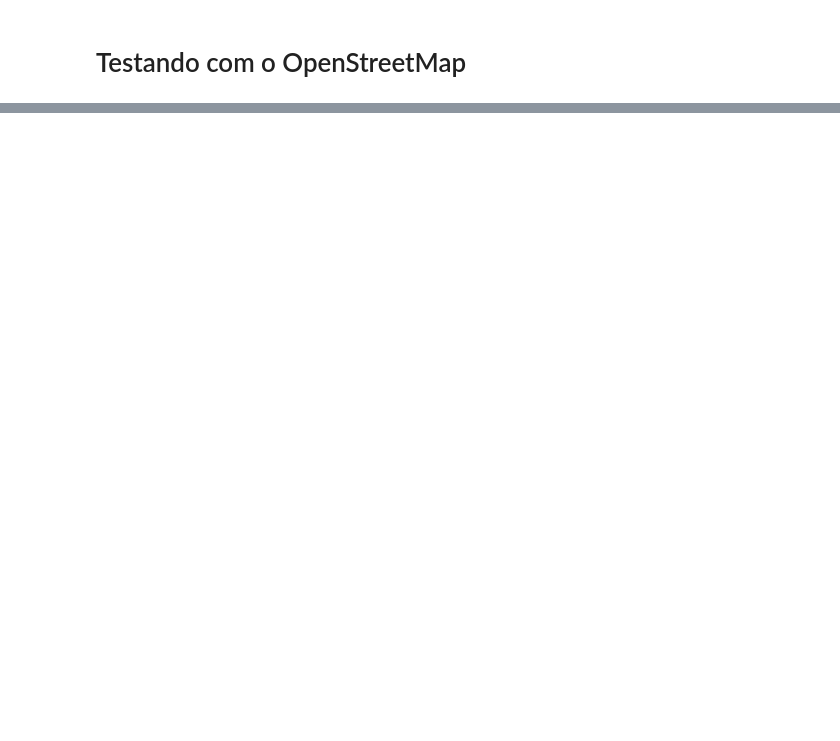
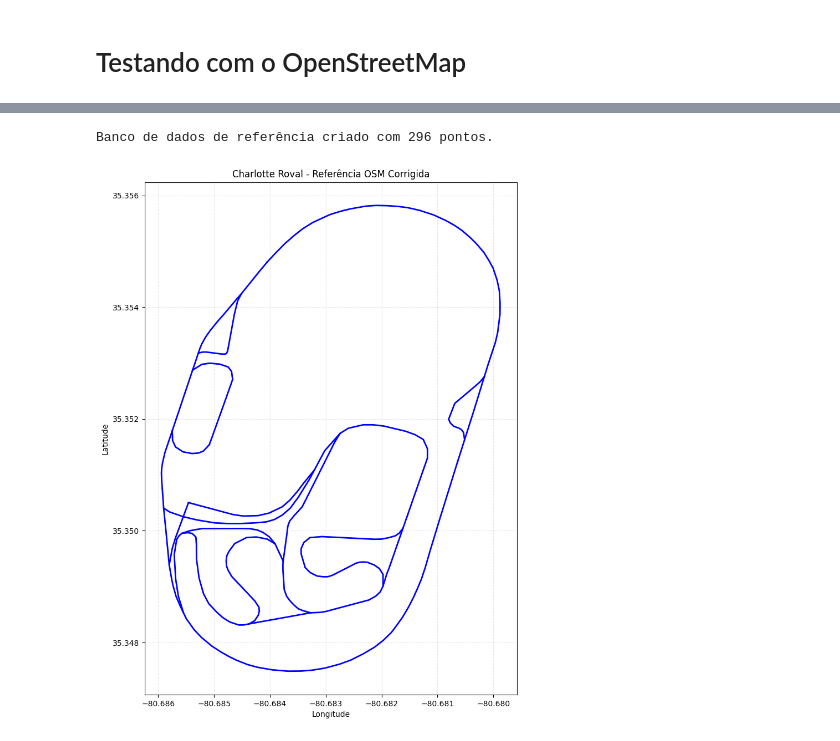
Before and after one commit to conect2ai/Racing4all, a Jupyter notebook: Iracing/Notebooks/track_map_analysis.ipynb, the cells around one changed output, grey strips where cells are left out. Drawn from its saved outputs; the diff is of its cells as text; code cells hidden in the pictures; blank space fills up the shorter version.

```diff
--- a/Iracing/Notebooks/track_map_analysis.ipynb
+++ b/Iracing/Notebooks/track_map_analysis.ipynb
@@ -194,0 +376,33 @@ Index(['geometry', 'highway', 'name', 'oneway', 'sport', 'surface', 'building',
+# %%
+# Extrair todos os pontos (nós) do traçado filtrado para uma lista de coordenadas
+coords_list = []
+for line in roval_final.geometry:
+    coords_list.extend(list(line.coords))
+
+# Criar um DataFrame de referência para sua investigação
+df_osm_reference = pd.DataFrame(coords_list, columns=['Lon', 'Lat'])
+print(f"Banco de dados de referência criado com {len(df_osm_reference)} pontos.")
+# %% [output]
+Banco de dados de referência criado com 296 pontos.
+# %%
+import matplotlib.pyplot as plt
+
+fig, ax = plt.subplots(figsize=(12, 12))
+
+# Em vez de extrair os pontos para uma lista, plote diretamente do GeoDataFrame
+# Isso mantém as conexões apenas dentro de cada segmento original
+for geom in roval_final.geometry:
+    x, y = geom.xy
+    ax.plot(x, y, color='blue', linewidth=2)
+
+# Adicionar os pontos (opcional, para ver a densidade de dados)
+# ax.scatter(df_osm_reference['Lon'], df_osm_reference['Lat'], color='red', s=5, alpha=0.5)
+
+ax.set_aspect('equal')
+ax.set_xlabel('Longitude')
+ax.set_ylabel('Latitude')
+ax.set_title('Charlotte Roval - Referência OSM Corrigida')
+plt.grid(True, linestyle='--', alpha=0.3)
+plt.show()
+# %% [output]
+[figure, added]
```
Also changed, not shown: parts of 17 cells of this notebook, 6 other files.
